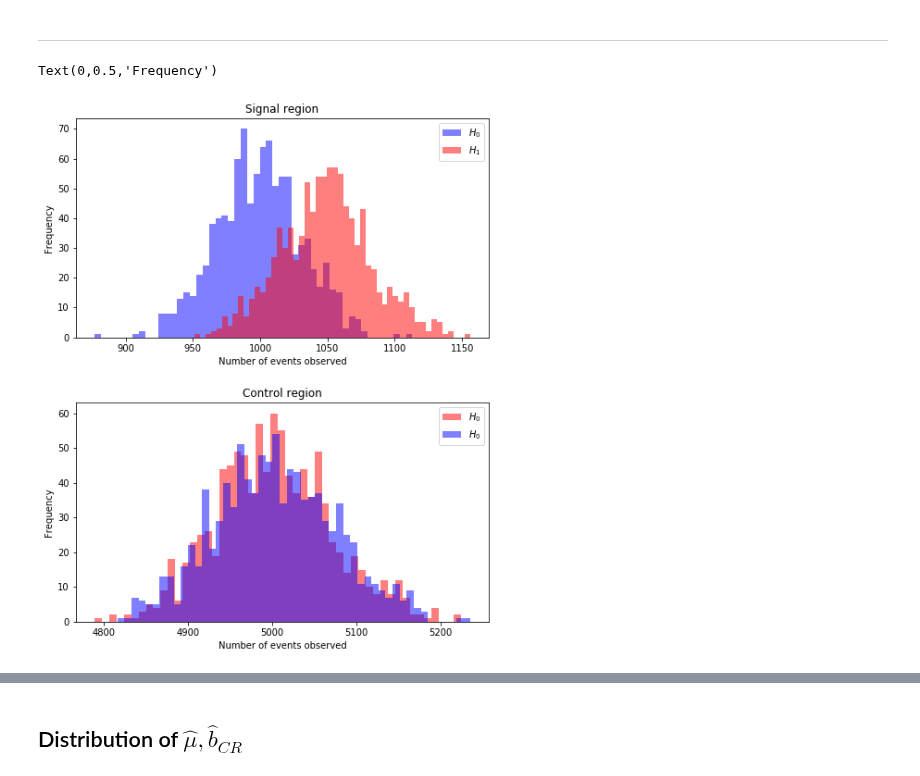
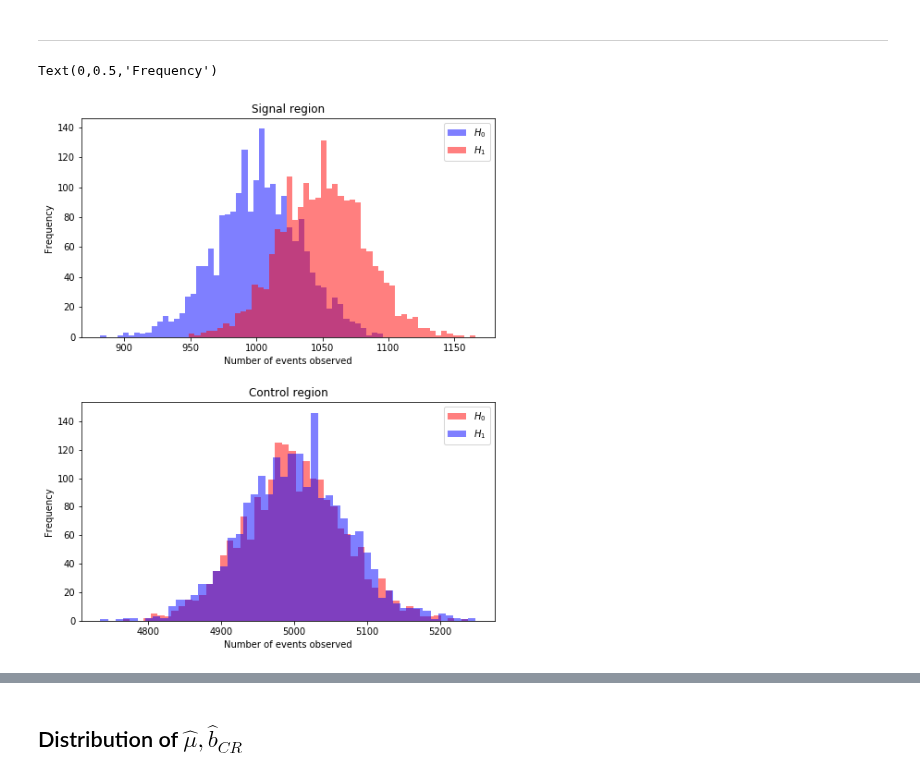
Before and after one commit to denglert/statistics-sandbox, a Jupyter notebook: Asimov_paper/POI_with_CR_NP.ipynb, the cells around one changed output, grey strips where cells are left out. Cells and saved outputs as stored; diff of their text form; code cells hidden in the pictures.

```diff
--- a/Asimov_paper/POI_with_CR_NP.ipynb
+++ b/Asimov_paper/POI_with_CR_NP.ipynb
@@ -98,7 +121,7 @@ def model_likelihood(parameters, SR_measured, CR_measured, s0=1.0, r=0.2, log=Fa
 # %% [markdown]
 ## Truth model
 # %%
-nExperiments = 1000
+nExperiments = 2000
 # %%
 Z = 1.64
 s0 = 1.0
@@ -147,26 +170,26 @@ CR
 # %%
 b_CR_exp_H1 = 5000.0
 # %%
-CR_events_H1 = poisson.rvs(mu=b_CR_exp_H0, loc=0.0, size=nExperiments)
+CR_events_H1 = poisson.rvs(mu=b_CR_exp_H1, loc=0.0, size=nExperiments)
 # %% [markdown]
 ----
 # %%
 fig,axes = plt.subplots(nrows=2, figsize=(8,10))
 fig.subplots_adjust(hspace=0.3)
 ax = axes.flatten()
 ax[0].hist(SR_events_H0, bins=50, color='b', alpha=0.5, label=r'$H_{0}$')
 ax[0].hist(SR_events_H1, bins=50, color='r', alpha=0.5, label=r'$H_{1}$')
 ax[0].set_title("Signal region")
 ax[0].set_xlabel("Number of events observed")
 ax[0].set_ylabel("Frequency")
 ax[0].legend()
 ax[1].hist(CR_events_H0, bins=50, color='r', alpha=0.5, label=r'$H_{0}$');
-ax[1].hist(CR_events_H1, bins=50, color='b', alpha=0.5, label=r'$H_{0}$');
+ax[1].hist(CR_events_H1, bins=50, color='b', alpha=0.5, label=r'$H_{1}$');
 ax[1].set_title("Control region")
 ax[1].legend()
 ax[1].set_xlabel("Number of events observed")
 ax[1].set_ylabel("Frequency")
 # %% [output]
 Text(0,0.5,'Frequency')
-[figure, old version]
+[figure, new version]
 # %%
```
Also changed, not shown: parts of 14 cells of this notebook, 1 other file.
